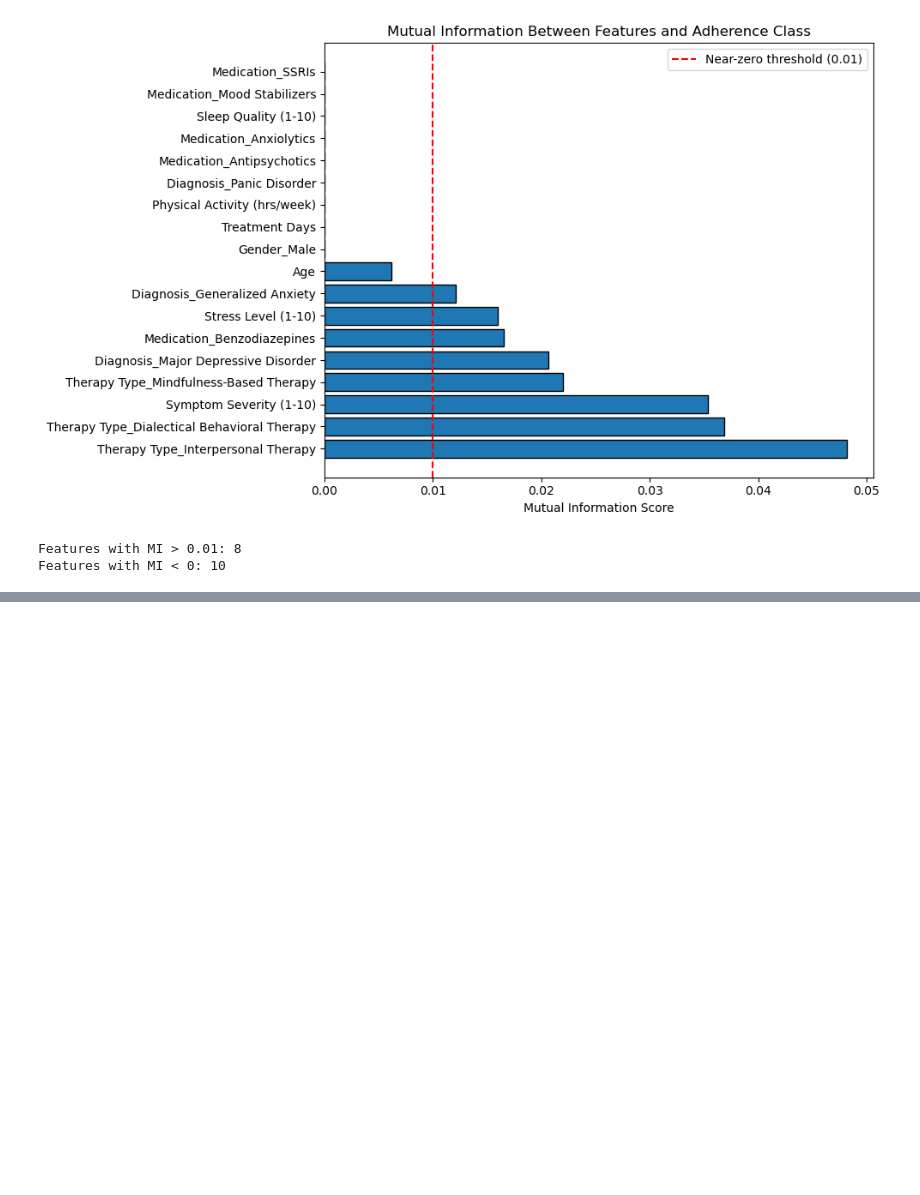
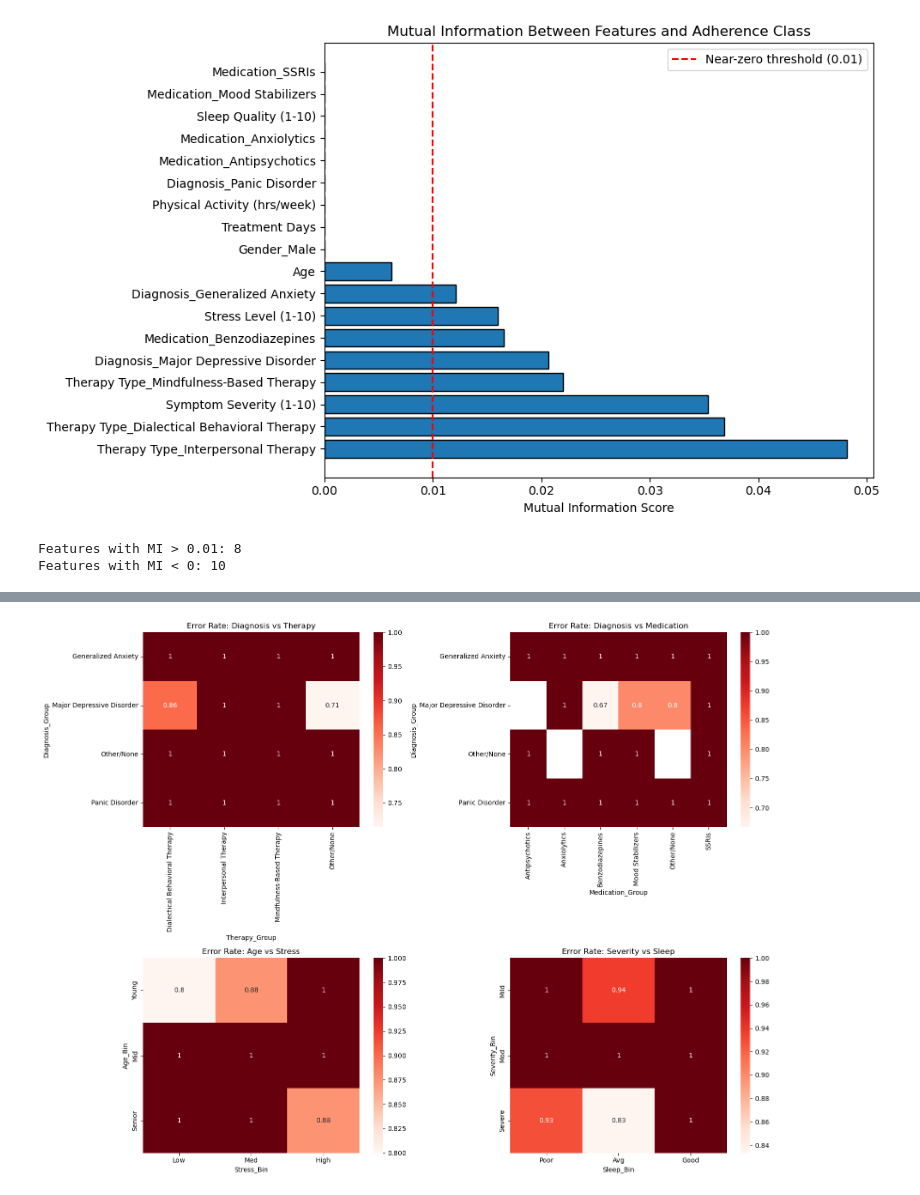
Before and after one commit to shaelyn-l/ICS_435_Final_Project, a Jupyter notebook: ICS_435_Final_Project.ipynb, the cells around one changed output, grey strips where cells are left out. Cells and saved outputs as stored; diff of their text form; code cells hidden in the pictures; blank space fills up the shorter version.

```diff
--- a/ICS_435_Final_Project.ipynb
+++ b/ICS_435_Final_Project.ipynb
@@ -1041,0 +1116,60 @@ Features with MI < 0: 10
+# %%
+# Misclassification HeatMap
+import matplotlib.pyplot as plt
+import seaborn as sns
+
+# create a DataFrame to analyze misclassifications
+analysis_df = X_test.copy()
+analysis_df['Actual'] = y_test.values
+analysis_df['Predicted'] = model_to_test.predict(X_test_scaled)
+analysis_df['Is_Error'] = (analysis_df['Actual'] != analysis_df['Predicted']).astype(int)
+
+# Identify the categorical columns (finding the one-hot encoded prefixes)
+def get_original_cat(row, prefix):
+    cols = [c for c in X_test.columns if c.startswith(prefix)]
+    for col in cols:
+        if row[col] == 1:
+            return col.replace(prefix + '_', '')
+    return 'Other/None'
+
+analysis_df['Diagnosis_Group'] = analysis_df.apply(lambda r: get_original_cat(r, 'Diagnosis'), axis=1)
+analysis_df['Therapy_Group'] = analysis_df.apply(lambda r: get_original_cat(r, 'Therapy Type'), axis=1)
+analysis_df['Medication_Group'] = analysis_df.apply(lambda r: get_original_cat(r, 'Medication'), axis=1)
+
+# Set up the subplot grid
+fig, axes = plt.subplots(2, 2, figsize=(16, 12))
+
+# Setting up a couple comparisons
+# 1. Diagnosis vs Therapy
+pivot1 = analysis_df.pivot_table(index='Diagnosis_Group', columns='Therapy_Group', values='Is_Error', aggfunc='mean')
+sns.heatmap(pivot1, annot=True, cmap='Reds', ax=axes[0, 0])
+axes[0, 0].set_title('Error Rate: Diagnosis vs Therapy')
+
+# 2. Diagnosis vs Medication
+pivot2 = analysis_df.pivot_table(index='Diagnosis_Group', columns='Medication_Group', values='Is_Error', aggfunc='mean')
+sns.heatmap(pivot2, annot=True, cmap='Reds', ax=axes[0, 1])
+axes[0, 1].set_title('Error Rate: Diagnosis vs Medication')
+
+# 3. Age (Binned) vs Stress Level (Binned)
+analysis_df['Age_Bin'] = pd.cut(analysis_df['Age'], bins=3, labels=['Young', 'Mid', 'Senior'])
+analysis_df['Stress_Bin'] = pd.cut(analysis_df['Stress Level (1-10)'], bins=3, labels=['Low', 'Med', 'High'])
+pivot3 = analysis_df.pivot_table(index='Age_Bin', columns='Stress_Bin', values='Is_Error', aggfunc='mean')
+sns.heatmap(pivot3, annot=True, cmap='Reds', ax=axes[1, 0])
+axes[1, 0].set_title('Error Rate: Age vs Stress')
+
+# 4. Symptom Severity vs Sleep Quality
+analysis_df['Severity_Bin'] = pd.cut(analysis_df['Symptom Severity (1-10)'], bins=3, labels=['Mild', 'Mod', 'Severe'])
+analysis_df['Sleep_Bin'] = pd.cut(analysis_df['Sleep Quality (1-10)'], bins=3, labels=['Poor', 'Avg', 'Good'])
+pivot4 = analysis_df.pivot_table(index='Severity_Bin', columns='Sleep_Bin', values='Is_Error', aggfunc='mean')
+sns.heatmap(pivot4, annot=True, cmap='Reds', ax=axes[1, 1])
+axes[1, 1].set_title('Error Rate: Severity vs Sleep')
+
+plt.tight_layout()
+plt.show()
+
+# May also want to explore other interactions between features(gender and diagnosis, gender and medication, etc)
+
+# there is a uniform distribution of error across clinical, demographic, and lifestyles variables
+# this reinforces the insufficiency of the provided features
+# %% [output]
+[figure, added]
```
Also changed, not shown: parts of 4 cells of this notebook.
